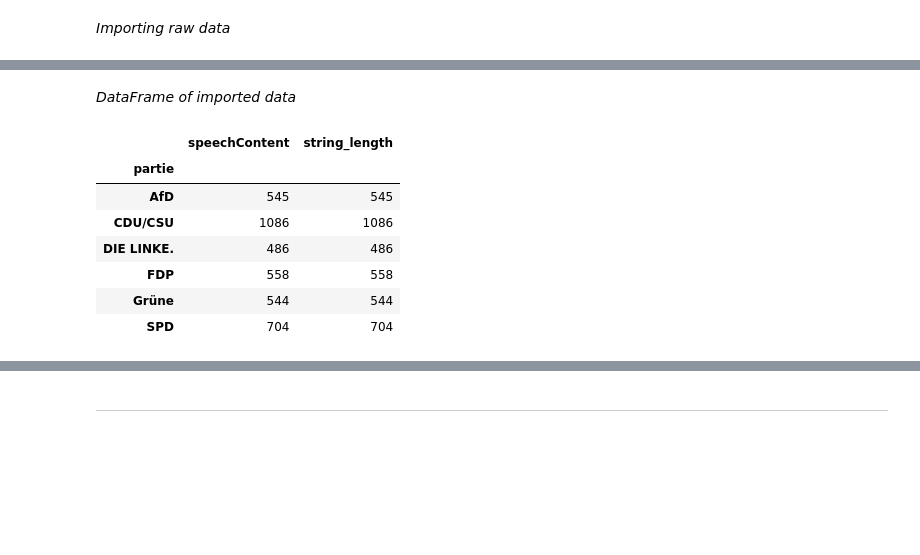
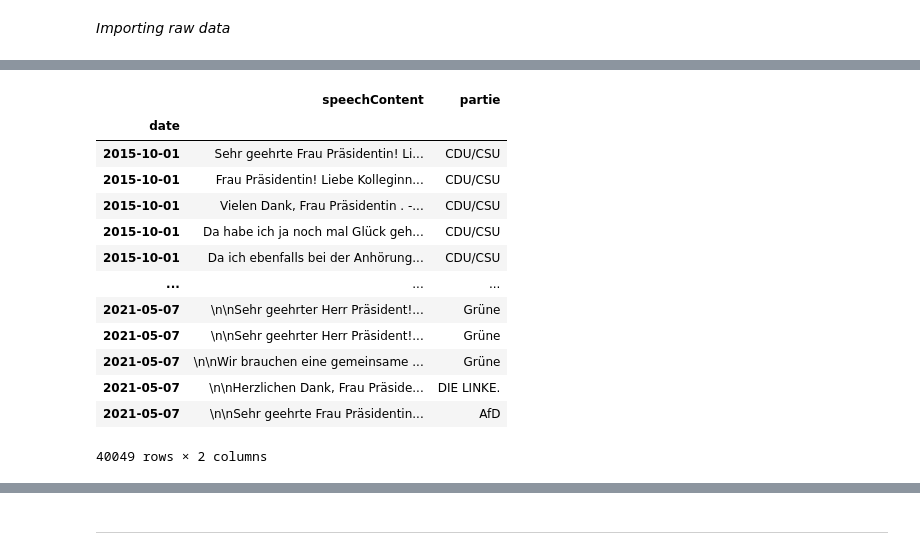
Before and after one commit to CodeGitte/SPICED_plenarreden_classifier, a Jupyter notebook: classifier.ipynb, the cells around one changed output, grey strips where cells are left out. Saved outputs shown, nothing was run; the diff lists cells and outputs as text; code cells hidden in the pictures; blank space fills up the shorter version.

```diff
--- a/classifier.ipynb
+++ b/classifier.ipynb
@@ -65,19 +81,20 @@ DIE LINKE.     486
 Name: partie, dtype: int64
 # %%
-#removing not found
-data = data[data.partie != 'not found']
+#removing all parties expect the biggest 6 parties of 2021 Germany
+data = data[data['partie'] != ('not found')]
+data
+# %% [output]
+|  | speechContent | partie |
+| date |  |  |
+| 2015-10-01 | Sehr geehrte Frau Präsidentin! Li... | CDU/CSU |
+| 2015-10-01 | Frau Präsidentin! Liebe Kolleginn... | CDU/CSU |
+| 2015-10-01 | Vielen Dank, Frau Präsidentin . -... | CDU/CSU |
+| 2015-10-01 | Da habe ich ja noch mal Glück geh... | CDU/CSU |
+| 2015-10-01 | Da ich ebenfalls bei der Anhörung... | CDU/CSU |
+| ... | ... | ... |
+| 2021-05-07 | \n\nSehr geehrter Herr Präsident!... | Grüne |
+| 2021-05-07 | \n\nSehr geehrter Herr Präsident!... | Grüne |
+| 2021-05-07 | \n\nWir brauchen eine gemeinsame ... | Grüne |
+| 2021-05-07 | \n\nHerzlichen Dank, Frau Präside... | DIE LINKE. |
+| 2021-05-07 | \n\nSehr geehrte Frau Präsidentin... | AfD |
+40049 rows × 2 columns
-# %% [markdown]
-*DataFrame of imported data*
-# %%
-#adding a column "string_length" to the DataFrame
-data[['string_length']]= data['speechContent'].str.len()
-data.groupby('partie').count()
-# %% [output]
-|  | speechContent | string_length |
-| partie |  |  |
-| AfD | 545 | 545 |
-| CDU/CSU | 1086 | 1086 |
-| DIE LINKE. | 486 | 486 |
-| FDP | 558 | 558 |
-| Grüne | 544 | 544 |
-| SPD | 704 | 704 |
```
Also changed, not shown: parts of 57 cells of this notebook.
